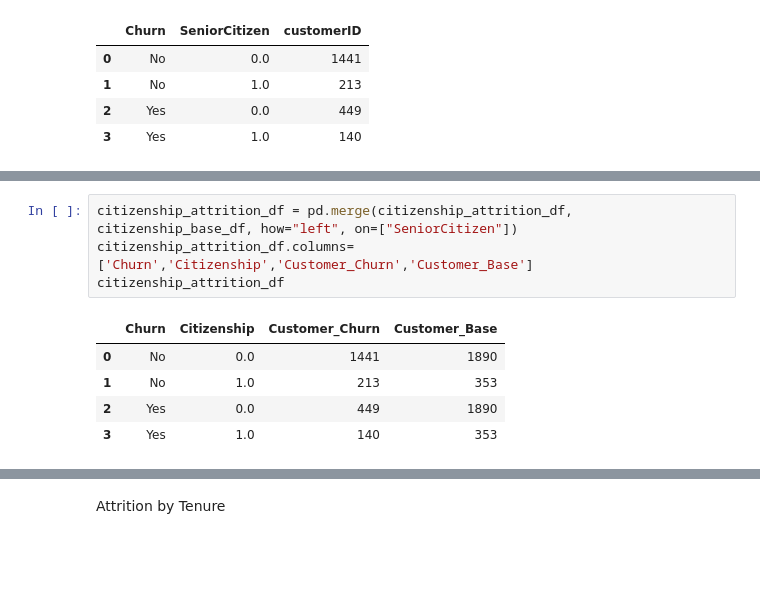
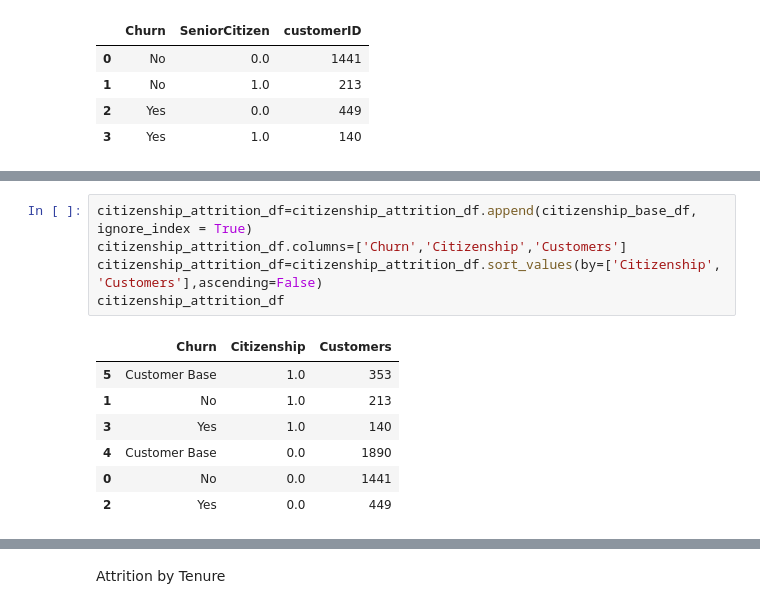
Before and after one commit to SammyOngaya/qml, a Jupyter notebook: qml/Notebooks/Telco-Customer-Churn.ipynb, the cells around one changed output, grey strips where cells are left out. Saved outputs shown, nothing was run; the diff lists cells and outputs as text; blank space fills up the shorter version.

```diff
--- a/qml/Notebooks/Telco-Customer-Churn.ipynb
+++ b/qml/Notebooks/Telco-Customer-Churn.ipynb
@@ -117,11 +179,14 @@ citizenship_base_df
-# %%
-citizenship_attrition_df = pd.merge(citizenship_attrition_df, citizenship_base_df, how="left", on=["SeniorCitizen"])
-citizenship_attrition_df.columns=['Churn','Citizenship','Customer_Churn','Customer_Base']
-citizenship_attrition_df
-# %% [output]
-|  | Churn | Citizenship | Customer_Churn | Customer_Base |
-| 0 | No | 0.0 | 1441 | 1890 |
-| 1 | No | 1.0 | 213 | 353 |
-| 2 | Yes | 0.0 | 449 | 1890 |
-| 3 | Yes | 1.0 | 140 | 353 |
+# %%
+citizenship_attrition_df=citizenship_attrition_df.append(citizenship_base_df, ignore_index = True)
+citizenship_attrition_df.columns=['Churn','Citizenship','Customers']
+citizenship_attrition_df=citizenship_attrition_df.sort_values(by=['Citizenship', 'Customers'],ascending=False)
+citizenship_attrition_df
+# %% [output]
+|  | Churn | Citizenship | Customers |
+| 5 | Customer Base | 1.0 | 353 |
+| 1 | No | 1.0 | 213 |
+| 3 | Yes | 1.0 | 140 |
+| 4 | Customer Base | 0.0 | 1890 |
+| 0 | No | 0.0 | 1441 |
+| 2 | Yes | 0.0 | 449 |
 # %%
```
Also changed, not shown: parts of 15 cells of this notebook.
